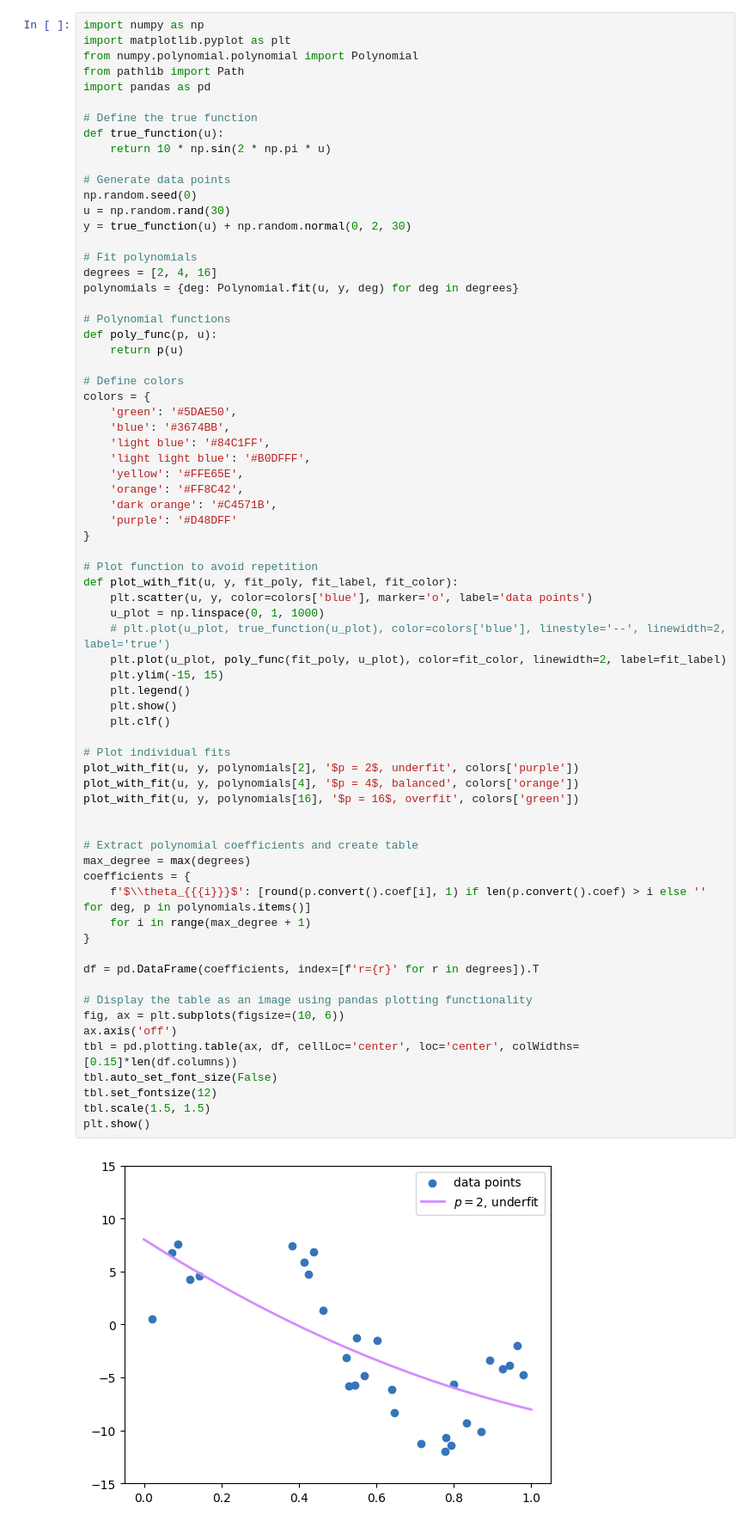
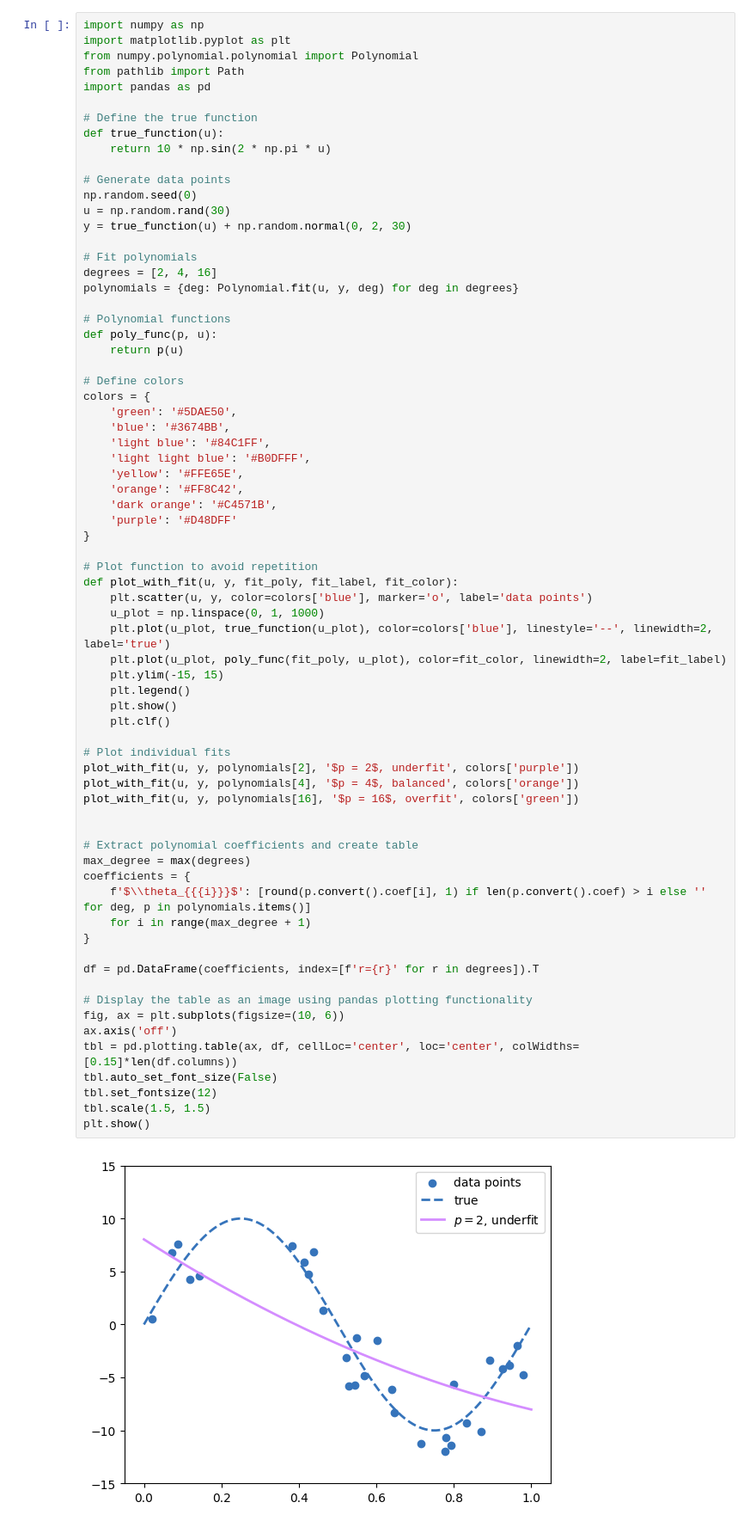
Before and after one commit to takeshi-teshima/lecture-supplement-material, a Jupyter notebook: Introduction-to-AI/01_06_overfit_linear_model.ipynb, the cells around one changed output. Shown at 86% size. Saved outputs shown, nothing was run; the diff lists cells and outputs as text.

```diff
--- a/Introduction-to-AI/01_06_overfit_linear_model.ipynb
+++ b/Introduction-to-AI/01_06_overfit_linear_model.ipynb
@@ -38,35 +38,35 @@ colors = {
 def plot_with_fit(u, y, fit_poly, fit_label, fit_color):
     plt.scatter(u, y, color=colors['blue'], marker='o', label='data points')
     u_plot = np.linspace(0, 1, 1000)
-    # plt.plot(u_plot, true_function(u_plot), color=colors['blue'], linestyle='--', linewidth=2, label='true')
+    plt.plot(u_plot, true_function(u_plot), color=colors['blue'], linestyle='--', linewidth=2, label='true')
     plt.plot(u_plot, poly_func(fit_poly, u_plot), color=fit_color, linewidth=2, label=fit_label)
     plt.ylim(-15, 15)
     plt.legend()
     plt.show()
     plt.clf()
 
 # Plot individual fits
 plot_with_fit(u, y, polynomials[2], '$p = 2$, underfit', colors['purple'])
 plot_with_fit(u, y, polynomials[4], '$p = 4$, balanced', colors['orange'])
 plot_with_fit(u, y, polynomials[16], '$p = 16$, overfit', colors['green'])
 
 
 # Extract polynomial coefficients and create table
 max_degree = max(degrees)
 coefficients = {
     f'$\\theta_{{{i}}}$': [round(p.convert().coef[i], 1) if len(p.convert().coef) > i else '' for deg, p in polynomials.items()]
     for i in range(max_degree + 1)
 }
 
 df = pd.DataFrame(coefficients, index=[f'r={r}' for r in degrees]).T
 
 # Display the table as an image using pandas plotting functionality
 fig, ax = plt.subplots(figsize=(10, 6))
 ax.axis('off')
 tbl = pd.plotting.table(ax, df, cellLoc='center', loc='center', colWidths=[0.15]*len(df.columns))
 tbl.auto_set_font_size(False)
 tbl.set_fontsize(12)
 tbl.scale(1.5, 1.5)
 plt.show()
 # %% [output]
-[figure, old version]
+[figure, new version]
```
Also changed, not shown: parts of 1 cell of this notebook, 6 other files.
